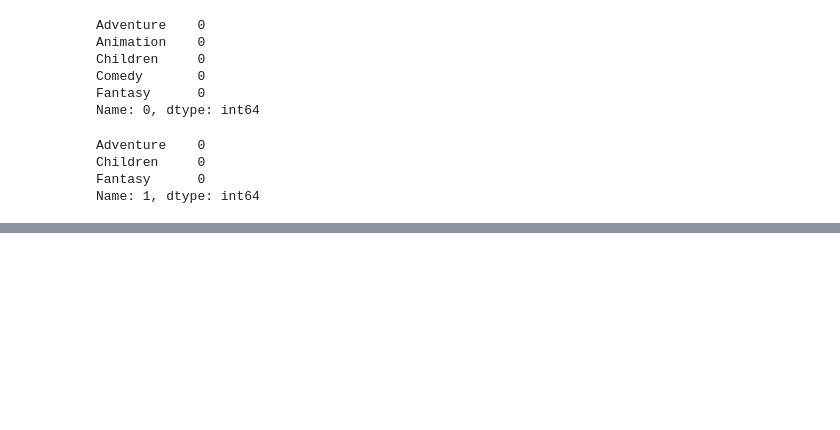
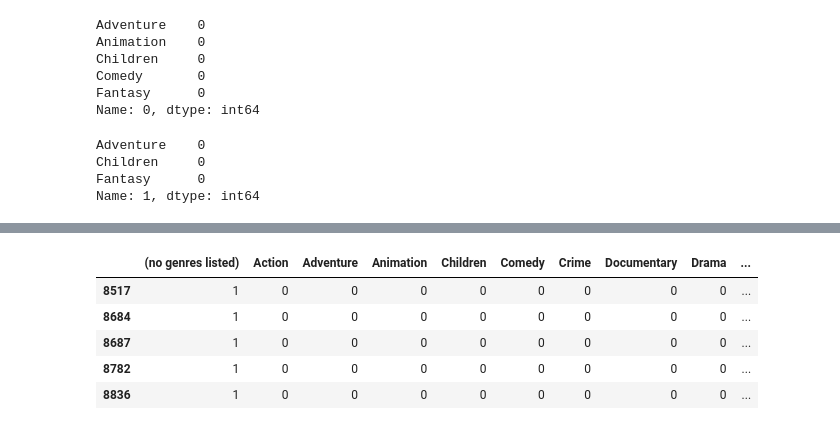
Before and after one commit to saravanankrishnarajan/SageMaker, a Jupyter notebook: fm/movie_data_preparation.ipynb, the cells around one changed output, grey strips where cells are left out. Cells and saved outputs as stored; diff of their text form; code cells hidden in the pictures; blank space fills up the shorter version.

```diff
--- a/fm/movie_data_preparation.ipynb
+++ b/fm/movie_data_preparation.ipynb
@@ -179,0 +190,9 @@ for row, element in enumerate(genre_list):
+# %%
+df_genre[df_genre['(no genres listed)']>0].head()
+# %% [output]
+|  | (no genres listed) | Action | Adventure | Animation | Children | Comedy | Crime | Documentary | Drama | ... |
+| 8517 | 1 | 0 | 0 | 0 | 0 | 0 | 0 | 0 | 0 | ... |
+| 8684 | 1 | 0 | 0 | 0 | 0 | 0 | 0 | 0 | 0 | ... |
+| 8687 | 1 | 0 | 0 | 0 | 0 | 0 | 0 | 0 | 0 | ... |
+| 8782 | 1 | 0 | 0 | 0 | 0 | 0 | 0 | 0 | 0 | ... |
+| 8836 | 1 | 0 | 0 | 0 | 0 | 0 | 0 | 0 | 0 | ... |
```
Also changed, not shown: parts of 16 cells of this notebook, 1 other file.
